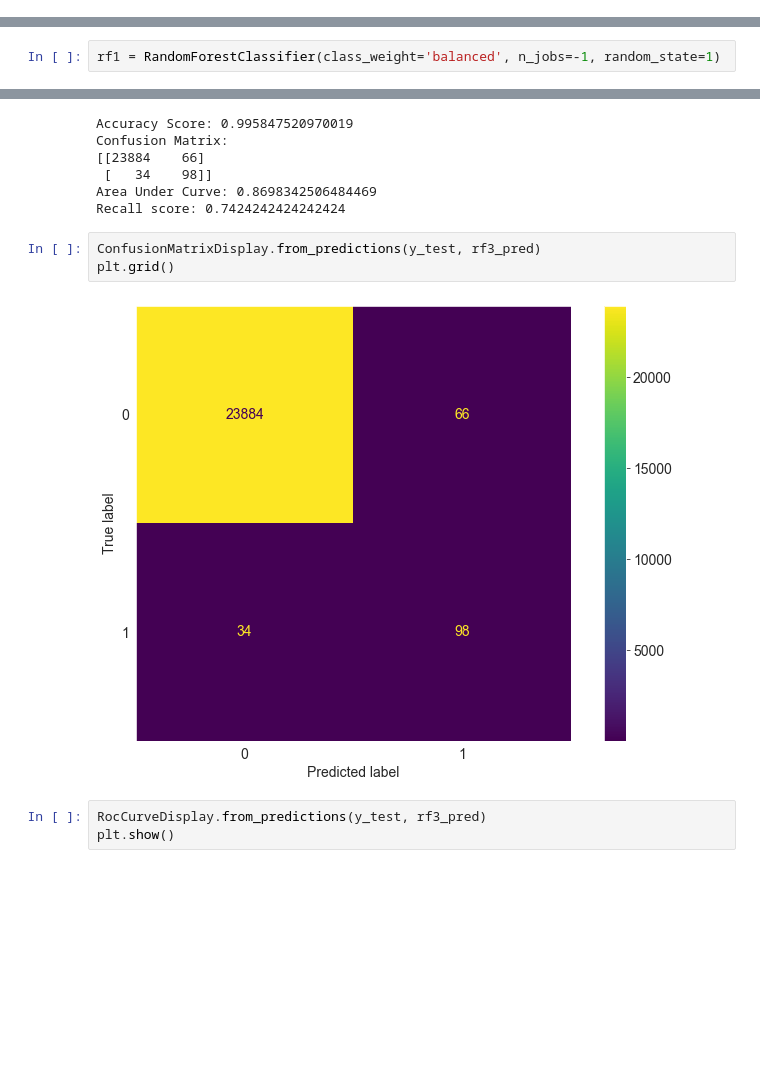
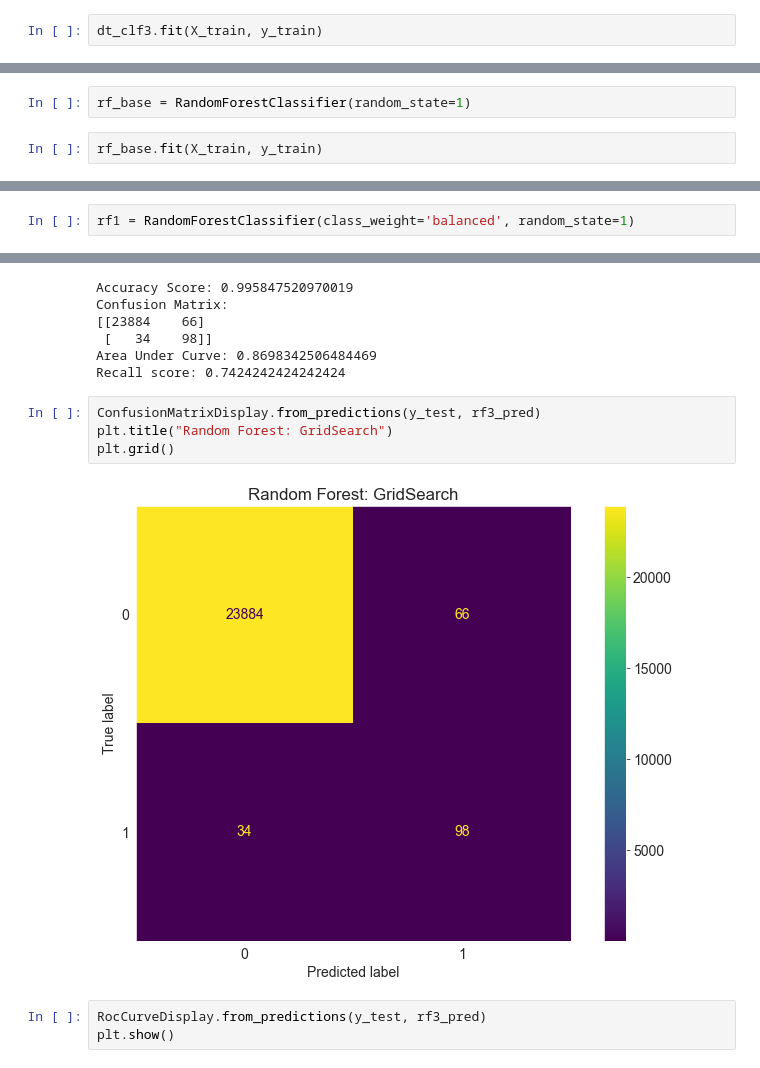
Before and after one commit to daraneeS/CLASSIFICATION_Imbalanced_Data, a Jupyter notebook: CreditCard_Fraud.ipynb, the cells around one changed output, grey strips where cells are left out. Saved outputs shown, nothing was run; the diff lists cells and outputs as text; blank space fills up the shorter version.

```diff
--- a/CreditCard_Fraud.ipynb
+++ b/CreditCard_Fraud.ipynb
@@ -1192,0 +1198,2 @@ plt.show()
+# %%
+dt_clf3.fit(X_train, y_train)
@@ -1194,3 +1228,7 @@ plt.show()
 ## 4.3 Random Forest
 # %%
 from sklearn.ensemble import RandomForestClassifier
+# %%
+rf_base = RandomForestClassifier(random_state=1)
+# %%
+rf_base.fit(X_train, y_train)
@@ -1197,5 +1262,5 @@ from sklearn.ensemble import RandomForestClassifier
 # %%
-rf1 = RandomForestClassifier(class_weight='balanced', n_jobs=-1, random_state=1)
+rf1 = RandomForestClassifier(class_weight='balanced', random_state=1)
 # %%
 rf1.fit(X_train, y_train)
 # %% [output]
@@ -1311,9 +1378,10 @@ Area Under Curve: 0.8698342506484469
 Recall score: 0.7424242424242424
 # %%
 ConfusionMatrixDisplay.from_predictions(y_test, rf3_pred)
+plt.title("Random Forest: GridSearch")
 plt.grid()
 # %% [output]
-[figure, old version]
+[figure, new version]
 # %%
 RocCurveDisplay.from_predictions(y_test, rf3_pred)
 plt.show()
```
Also changed, not shown: parts of 38 cells of this notebook, 11 other files.
